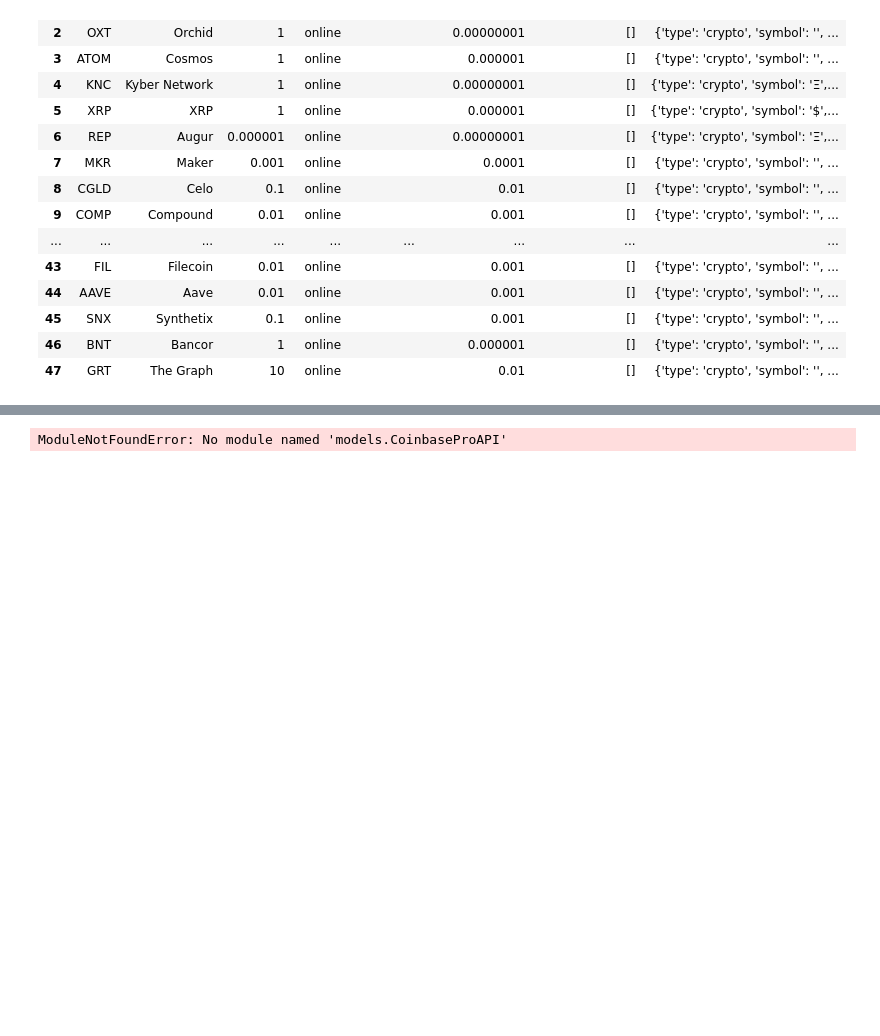
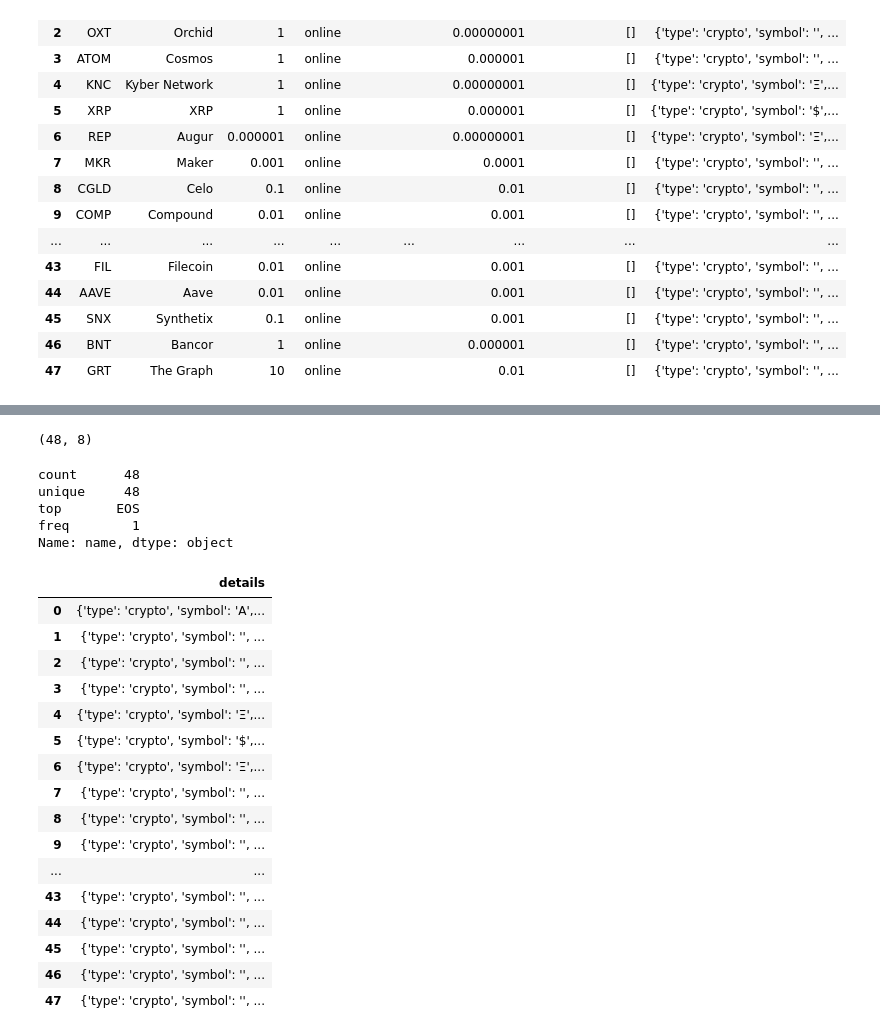
Before and after one commit to lukewbecker/algo-trading-training, a Jupyter notebook: cbp_api.ipynb, the cells around one changed output, grey strips where cells are left out. Saved outputs shown, nothing was run; the diff lists cells and outputs as text; code cells hidden in the pictures; blank space fills up the shorter version.

Commit message:
updates to json

```diff
--- a/cbp_api.ipynb
+++ b/cbp_api.ipynb
@@ -159,5 +179,34 @@ Name: name, dtype: object
+# %%
+df.shape
+# %% [output]
+(48, 8)
+# %%
+df.name.describe()
+# %% [output]
+count      48
+unique     48
+top       EOS
+freq        1
+Name: name, dtype: object
 # %%
-import json
-from CoinbaseProAPI import CoinbaseProAPI
+details_test = pd.DataFrame(df.details)
-# %% [output]
-ModuleNotFoundError: No module named 'models.CoinbaseProAPI'
+# %%
+details_test
+# %% [output]
+|  | details |
+| 0 | {'type': 'crypto', 'symbol': 'A',... |
+| 1 | {'type': 'crypto', 'symbol': '', ... |
+| 2 | {'type': 'crypto', 'symbol': '', ... |
+| 3 | {'type': 'crypto', 'symbol': '', ... |
+| 4 | {'type': 'crypto', 'symbol': 'Ξ',... |
+| 5 | {'type': 'crypto', 'symbol': '$',... |
+| 6 | {'type': 'crypto', 'symbol': 'Ξ',... |
+| 7 | {'type': 'crypto', 'symbol': '', ... |
+| 8 | {'type': 'crypto', 'symbol': '', ... |
+| 9 | {'type': 'crypto', 'symbol': '', ... |
+| ... | ... |
+| 43 | {'type': 'crypto', 'symbol': '', ... |
+| 44 | {'type': 'crypto', 'symbol': '', ... |
+| 45 | {'type': 'crypto', 'symbol': '', ... |
+| 46 | {'type': 'crypto', 'symbol': '', ... |
+| 47 | {'type': 'crypto', 'symbol': '', ... |
```
Also changed, not shown: parts of 15 cells of this notebook.
